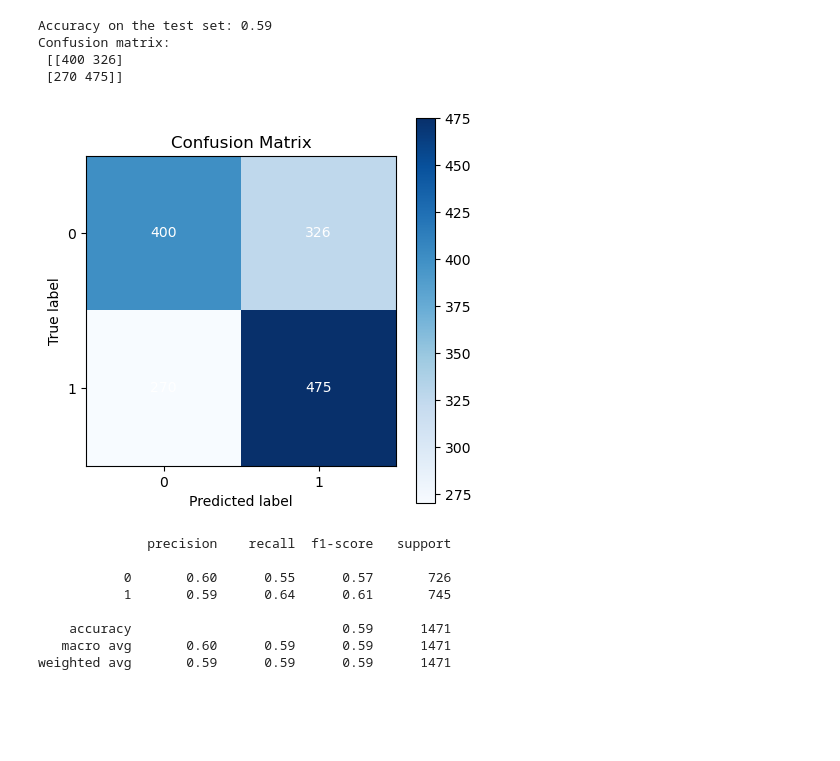
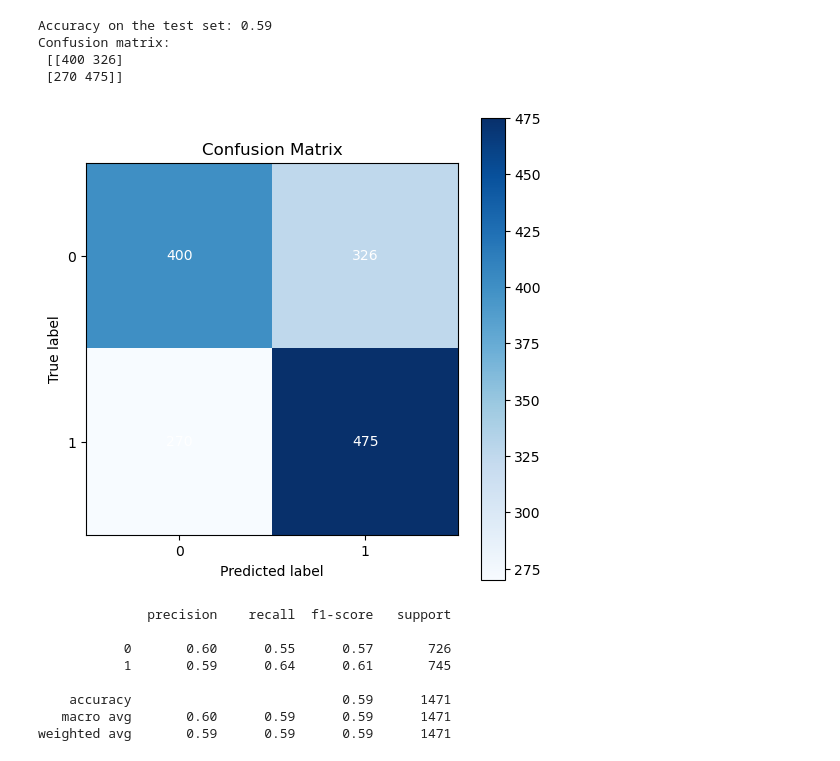
Before and after one commit to kafuuma/MCS-7103-ML, a Jupyter notebook: Logistic Regression/HRdataset.ipynb, the cells around one changed output. Cells and saved outputs as stored; diff of their text form; code cells hidden in the pictures; blank space fills up the shorter version.

```diff
--- a/Logistic Regression/HRdataset.ipynb
+++ b/Logistic Regression/HRdataset.ipynb
@@ -764,10 +766,10 @@ Confusion matrix:
  [270 475]]
 # %%
 # Visualize the confusion matrix
-splt.plot_confusion_matrix(y2_test, y2_pred,figsize=(5,5))
+splt.plot_confusion_matrix(y2_test, y2_pred,figsize=(6,6))
 plt.show()
 # %% [output]
-[figure, old version]
+[figure, new version]
 # %%
 # Classification report
 print(classification_report(y2_test, y2_pred, zero_division=True));
```
Also changed, not shown: parts of 8 cells of this notebook, 3 other files.
